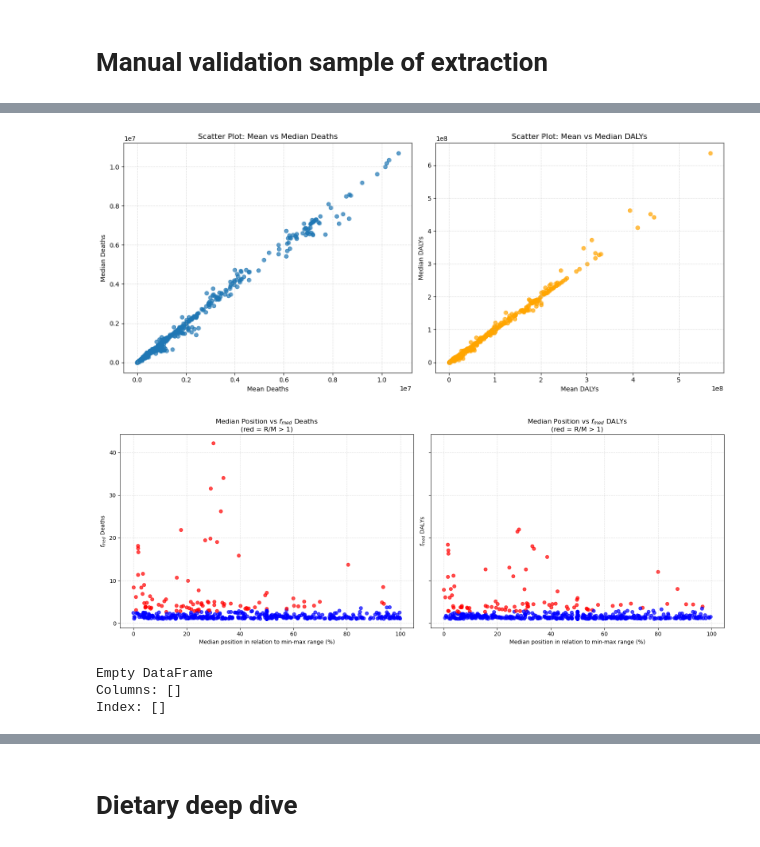
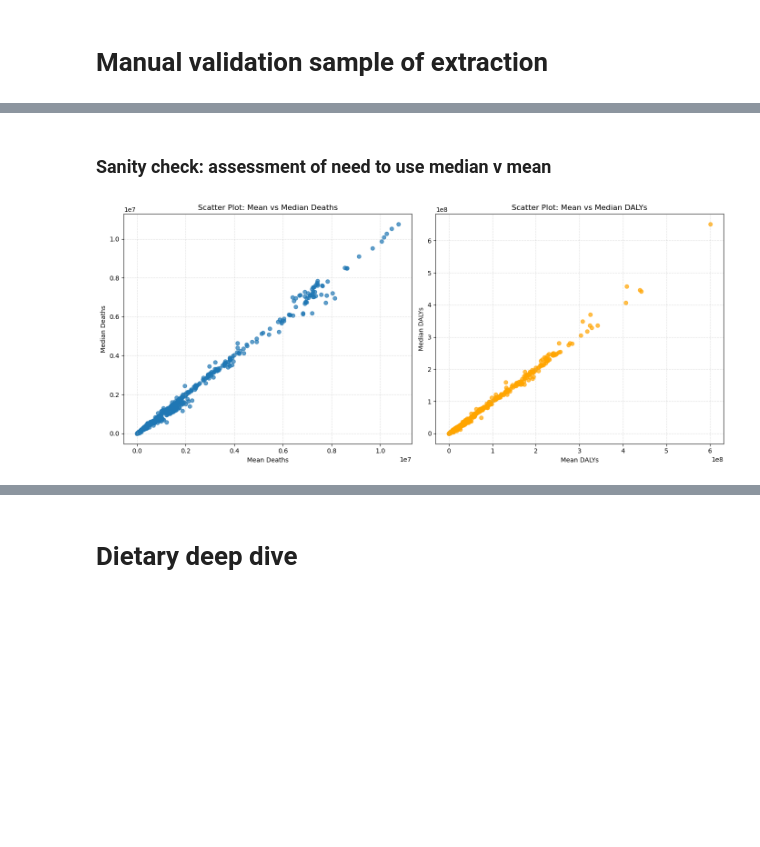
Before and after one commit to zavalis/pubs_meta, a Jupyter notebook: gbd variability/mother_script.ipynb, the cells around one changed output, grey strips where cells are left out. Drawn from its saved outputs; the diff is of its cells as text; code cells hidden in the pictures; blank space fills up the shorter version.

```diff
--- a/gbd variability/mother_script.ipynb
+++ b/gbd variability/mother_script.ipynb
@@ -15,6 +15,6 @@ from my_functions import assign_grouping, assign_overarching, interval_position,
 # Load data
 ## Dataset nr 1
 # %%
-df=pd.read_excel('./data/Extracted_GBD_data.xlsx')
+df=pd.read_excel('./data/Extracted_GBD_data_2023_included.xlsx')
 df.shape, df.groupby('year_gbd').size()
 # %% [output]
@@ -86,10 +89,8 @@ df.loc[df['Risk_factor'] == 'Occupational exposure to sulfuric acid', 'Risk_fact
 df.loc[df['Risk_factor'] == 'Diet low in fibre', 'Risk_factor'] = 'Diet low in fiber'
 df.loc[df['Risk_factor'] == 'Diet low in omega 6 polyunsaturated fatty acids', 'Risk_factor'] = 'Diet low in polyunsaturated fatty acids'
 df.loc[df['Risk_factor'] == 'Diet low in omega-6 polyunsaturated fatty acids', 'Risk_factor'] = 'Diet low in polyunsaturated fatty acids'
+df.loc[df['Risk_factor'] == 'Diet Low in Omega-6 Polyunsaturated Fatty Acids', 'Risk_factor'] = 'Diet low in polyunsaturated fatty acids'
 df.loc[df['Risk_factor'] == 'Diet suboptimal in calcium', 'Risk_factor'] = 'Diet low in calcium'
-df.loc[df['Risk_factor'] == 'Diet low in polyunsaturated fatty acids', 'Risk_factor'] = 'Diet low in \npolyunsaturated fatty acids'
-df.loc[df['Risk_factor'] == 'Diet low in seafood omega 3 fatty acids', 'Risk_factor'] = 'Diet low in \nseafood omega 3 fatty acids'
-df.loc[df['Risk_factor'] == 'Diet high in sugar sweetened beverages', 'Risk_factor'] = 'Diet high in \nsugar sweetened beverages'
 df.loc[df['Risk_factor'] == 'Physical inactivity and low physical activity', 'Risk_factor'] = 'Low physical activity'
 df.loc[df['Risk_factor'] == 'Tobacco smoking', 'Risk_factor'] = 'Smoking'
 df.loc[df['Risk_factor'] == 'Tobacco smoking (including second-hand smoke)', 'Risk_factor'] = 'Tobacco'
@@ -566,3 +286,0 @@ sorted_df
-# %%
-temps=temps[temps['anal_year']<=2019]
-temps.shape
@@ -570,0 +462,3 @@ temps.shape
+# %%
+temps=temps[temps['anal_year']<=2021]
+temps.shape
@@ -645,80 +471,25 @@ plt.show()
+# %% [markdown]
+### Sanity check: assessment of need to use median v mean
 # %%
 import matplotlib.pyplot as plt
 
 fig, axes = plt.subplots(1, 2, figsize=(14, 6))
 
 # Scatter plot for Deaths
-axes[0].scatter(df['mean_Deaths'], df['median_Deaths'], alpha=0.7)
+axes[0].scatter(summary_wide_cons['mean_Deaths'], summary_wide_cons['median_Deaths'], alpha=0.7)
 axes[0].set_xlabel('Mean Deaths')
 axes[0].set_ylabel('Median Deaths')
 axes[0].set_title('Scatter Plot: Mean vs Median Deaths')
 axes[0].grid(True, linestyle='--', alpha=0.4)
 
 # Scatter plot for DALYs
-axes[1].scatter(df['mean_DALYs'], df['median_DALYs'], alpha=0.7, color='orange')
+axes[1].scatter(summary_wide_cons['mean_DALYs'], summary_wide_cons['median_DALYs'], alpha=0.7, color='orange')
 axes[1].set_xlabel('Mean DALYs')
 axes[1].set_ylabel('Median DALYs')
 axes[1].set_title('Scatter Plot: Mean vs Median DALYs')
 axes[1].grid(True, linestyle='--', alpha=0.4)
 
 plt.tight_layout()
 plt.show()
 # %% [output]
-[figure, old version]
+[figure, new version]
-# %%
-import matplotlib.pyplot as plt
-
-# Create masks for the conditions
-color_mask_deaths = df['rmu_Deaths'] > 1
-color_mask_dalys = df['rmu_DALYs'] > 1
-
-# Create the subplots
-fig, axes = plt.subplots(1, 2, figsize=(16, 6), sharey=True)
-
-# --- Plot for Deaths ---
-axes[0].scatter(
-    df['median_position_pct_Deaths'],
-    df['max_vs_min_Deaths'],
-    c=color_mask_deaths.map({True: 'red', False: 'blue'}),
-    alpha=0.7
-)
-axes[0].set_xlabel('Median position in relation to min-max range (%)')
-axes[0].set_ylabel('$f_{med}$ Deaths')
-axes[0].set_title('Median Position vs $f_{med}$ Deaths\n(red = R/M > 1)')
-axes[0].grid(True, linestyle='--', alpha=0.4)
-
-# --- Plot for DALYs ---
-axes[1].scatter(
-    df['median_position_pct_DALYs'],
-    df['max_vs_min_DALYs'],
-    c=color_mask_dalys.map({True: 'red', False: 'blue'}),
-    alpha=0.7
-)
-axes[1].set_xlabel('Median position in relation to min-max range (%)')
-axes[1].set_ylabel('$f_{med}$ DALYs')
-axes[1].set_title('Median Position vs $f_{med}$ DALYs\n(red = R/M > 1)')
-axes[1].grid(True, linestyle='--', alpha=0.4)
-
-# Adjust layout
-plt.tight_layout()
-plt.show()
-# %% [output]
-[figure, removed]
-# %%
-# Filter the data
-risk_factors_with_range_gt_1 = df[df['rmu_Deaths'] > 1]['Risk_factor']
-risk_factors_with_rcv_lt_0_1_and_range_gt_1 = df[(df['cv_Deaths'] < 0.1) & (df['rmu_Deaths'] > 1)]['Risk_factor']
-
-# Create a crosstab
-crosstab = pd.crosstab(
-    index=risk_factors_with_range_gt_1,
-    columns=risk_factors_with_rcv_lt_0_1_and_range_gt_1,
-    normalize='index'
-)
-
-# Display the crosstab
-print(crosstab)
-# %% [output]
-Empty DataFrame
-Columns: []
-Index: []
```
Also changed, not shown: parts of 98 cells of this notebook, 42 other files.
